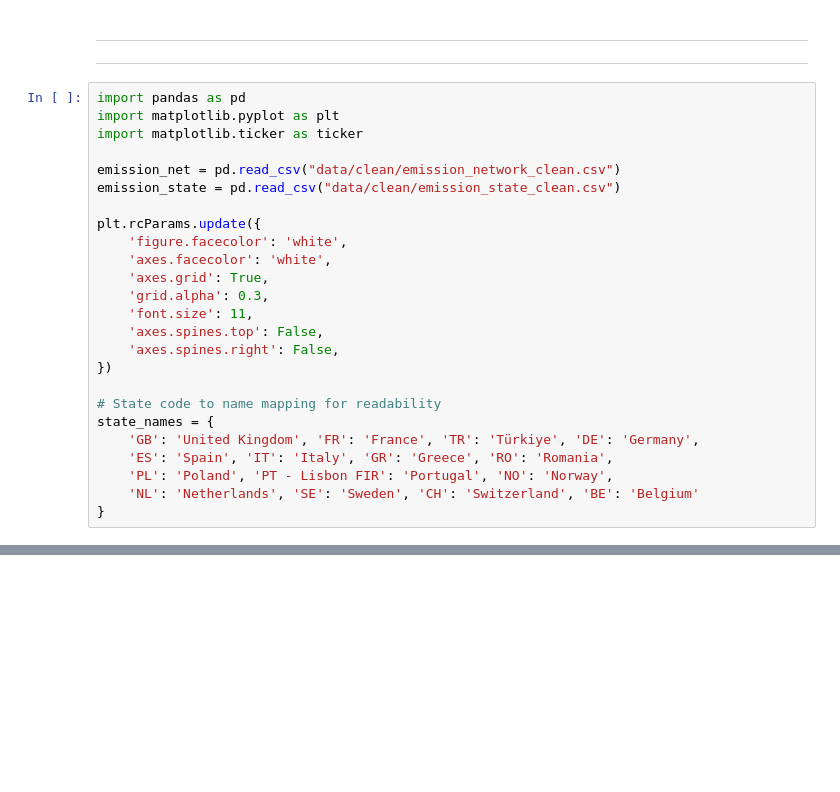
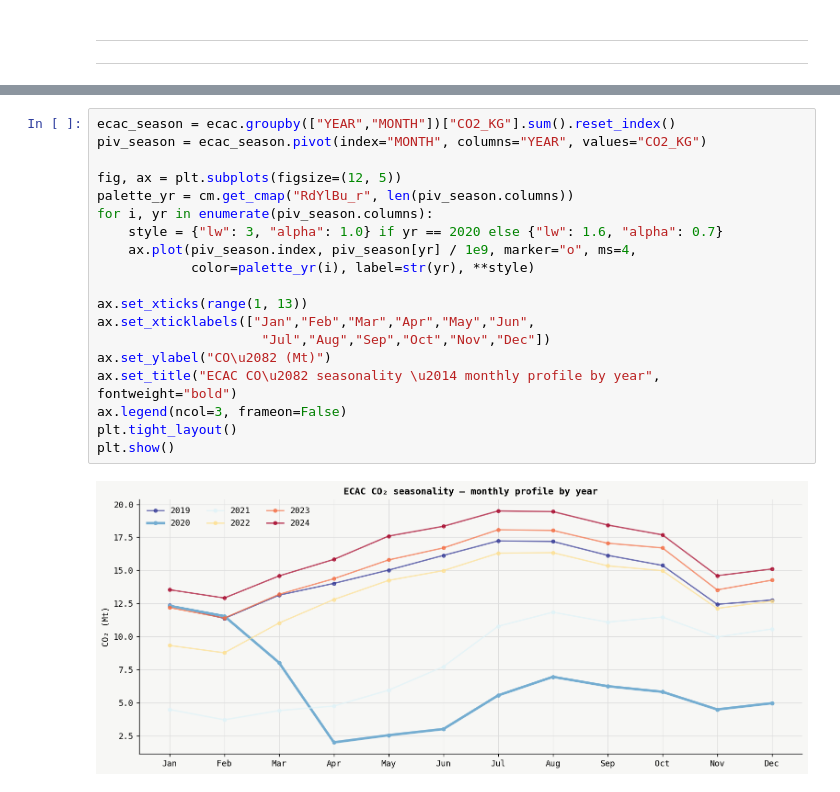
Before and after one commit to tabbba/Data-Visualization-, a Jupyter notebook: eda_emission.ipynb, the cells around one changed output, grey strips where cells are left out. Cells and saved outputs as stored; diff of their text form; blank space fills up the shorter version.

```diff
--- a/eda_emission.ipynb
+++ b/eda_emission.ipynb
@@ -52,28 +63,3 @@ df_network.to_csv('data/clean/emission_network_clean.csv', index=False)
 # %% [markdown]
 ---
 ---
-# %%
-import pandas as pd
-import matplotlib.pyplot as plt
-import matplotlib.ticker as ticker
-
-emission_net = pd.read_csv("data/clean/emission_network_clean.csv")
-emission_state = pd.read_csv("data/clean/emission_state_clean.csv")
-
-plt.rcParams.update({
-    'figure.facecolor': 'white',
-    'axes.facecolor': 'white',
-    'axes.grid': True,
-    'grid.alpha': 0.3,
-    'font.size': 11,
-    'axes.spines.top': False,
-    'axes.spines.right': False,
-})
-
-# State code to name mapping for readability
-state_names = {
-    'GB': 'United Kingdom', 'FR': 'France', 'TR': 'Türkiye', 'DE': 'Germany',
-    'ES': 'Spain', 'IT': 'Italy', 'GR': 'Greece', 'RO': 'Romania',
-    'PL': 'Poland', 'PT - Lisbon FIR': 'Portugal', 'NO': 'Norway',
-    'NL': 'Netherlands', 'SE': 'Sweden', 'CH': 'Switzerland', 'BE': 'Belgium'
-}
@@ -79,0 +126,21 @@ state_names = {
+# %%
+ecac_season = ecac.groupby(["YEAR","MONTH"])["CO2_KG"].sum().reset_index()
+piv_season = ecac_season.pivot(index="MONTH", columns="YEAR", values="CO2_KG")
+
+fig, ax = plt.subplots(figsize=(12, 5))
+palette_yr = cm.get_cmap("RdYlBu_r", len(piv_season.columns))
+for i, yr in enumerate(piv_season.columns):
+    style = {"lw": 3, "alpha": 1.0} if yr == 2020 else {"lw": 1.6, "alpha": 0.7}
+    ax.plot(piv_season.index, piv_season[yr] / 1e9, marker="o", ms=4,
+            color=palette_yr(i), label=str(yr), **style)
+
+ax.set_xticks(range(1, 13))
+ax.set_xticklabels(["Jan","Feb","Mar","Apr","May","Jun",
+                     "Jul","Aug","Sep","Oct","Nov","Dec"])
+ax.set_ylabel("CO\u2082 (Mt)")
+ax.set_title("ECAC CO\u2082 seasonality \u2014 monthly profile by year", fontweight="bold")
+ax.legend(ncol=3, frameon=False)
+plt.tight_layout()
+plt.show()
+# %% [output]
+[figure, added]
```
Also changed, not shown: parts of 17 cells of this notebook, 10 other files.
